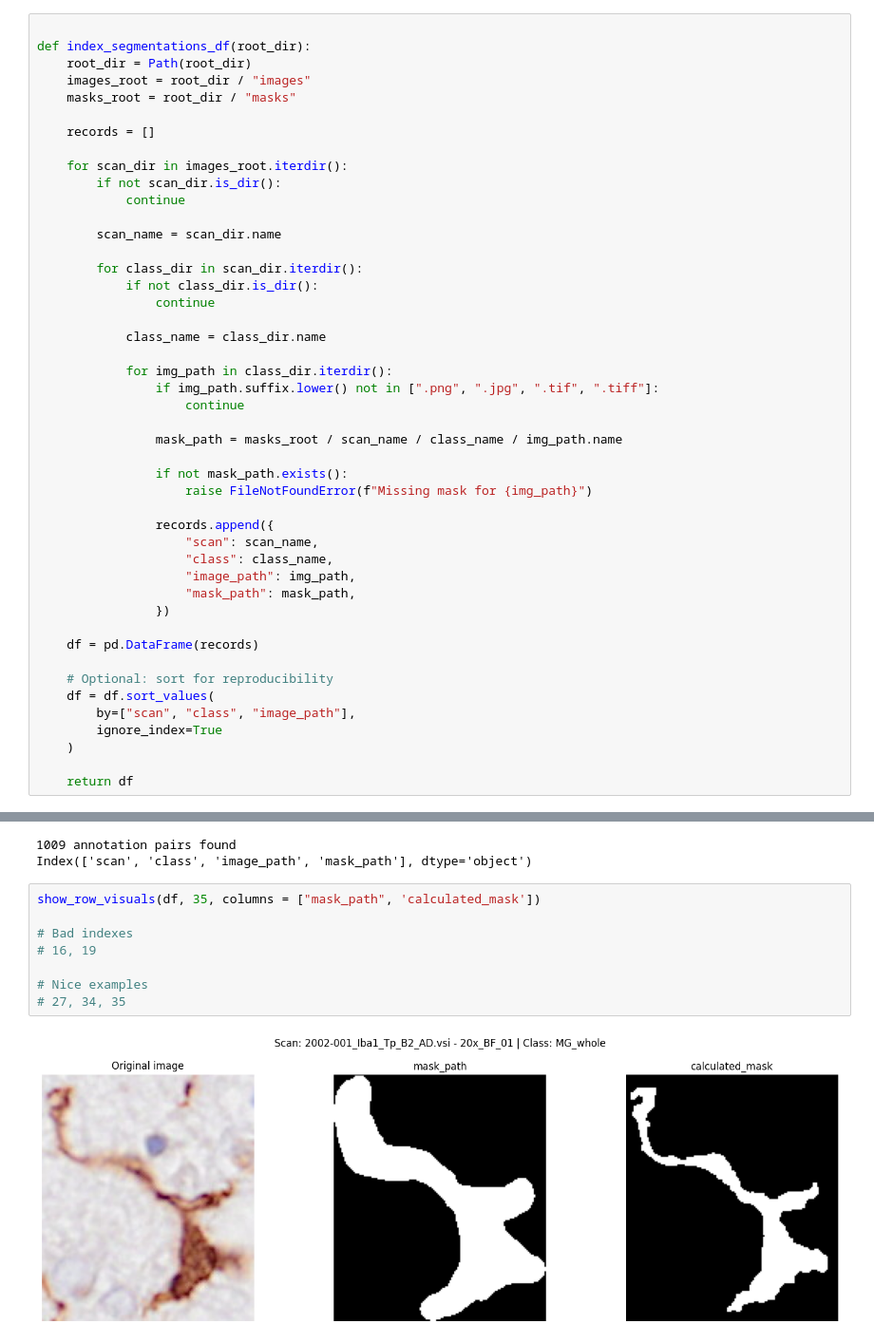
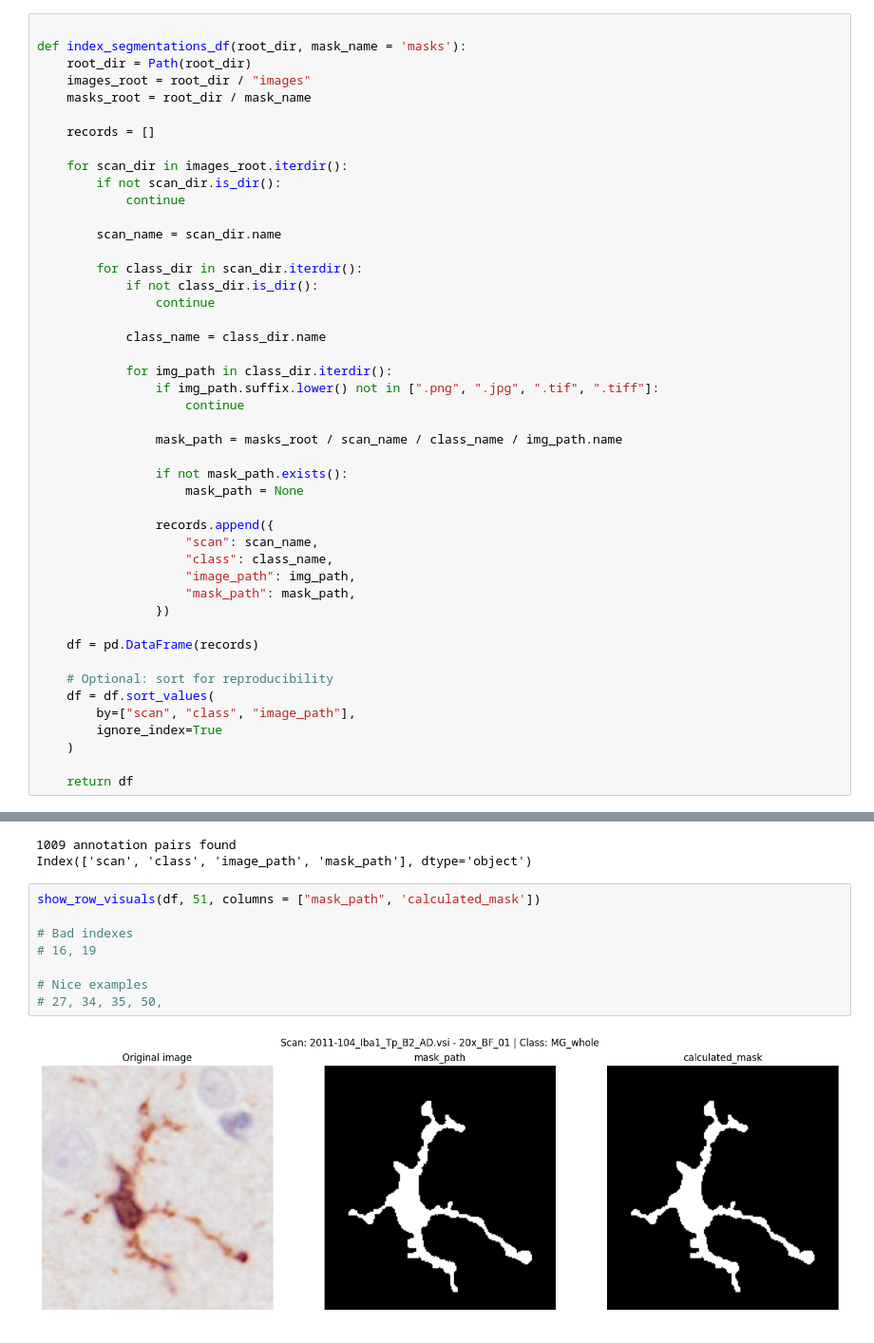
Before and after one commit to cwissyboi/AutomaticMicrogliaMorphologyAnalysis, a Jupyter notebook: custom_segmentation_experimentation.ipynb, the cells around one changed output, grey strips where cells are left out. Shown at 95% size. Saved outputs shown, nothing was run; the diff lists cells and outputs as text.

```diff
--- a/custom_segmentation_experimentation.ipynb
+++ b/custom_segmentation_experimentation.ipynb
@@ -8,10 +8,10 @@ from skimage.graph import route_through_array
 from scipy.ndimage import distance_transform_edt
 # %%
 
-def index_segmentations_df(root_dir):
+def index_segmentations_df(root_dir, mask_name = 'masks'):
     root_dir = Path(root_dir)
     images_root = root_dir / "images"
-    masks_root = root_dir / "masks"
+    masks_root = root_dir / mask_name
 
     records = []
 
@@ -34,7 +34,7 @@ def index_segmentations_df(root_dir):
                 mask_path = masks_root / scan_name / class_name / img_path.name
 
                 if not mask_path.exists():
-                    raise FileNotFoundError(f"Missing mask for {img_path}")
+                    mask_path = None
 
                 records.append({
                     "scan": scan_name,
@@ -346,12 +346,12 @@ df = add_calculated_mask_column(df)
 1009 annotation pairs found
 Index(['scan', 'class', 'image_path', 'mask_path'], dtype='object')
 # %%
-show_row_visuals(df, 35, columns = ["mask_path", 'calculated_mask'])
+show_row_visuals(df, 51, columns = ["mask_path", 'calculated_mask'])
 
 # Bad indexes
 # 16, 19
 
 # Nice examples
-# 27, 34, 35
+# 27, 34, 35, 50,
 # %% [output]
-[figure, old version]
+[figure, new version]
```
Also changed, not shown: parts of 2 cells of this notebook.
